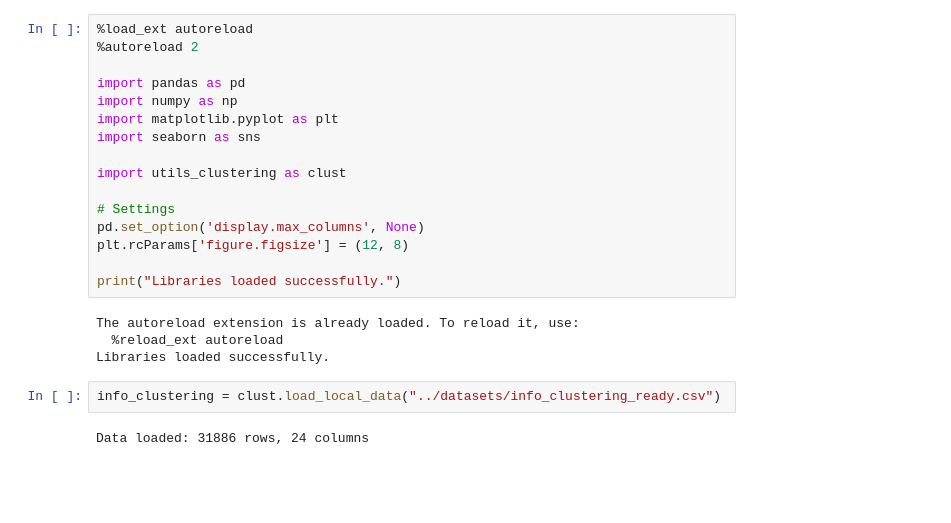
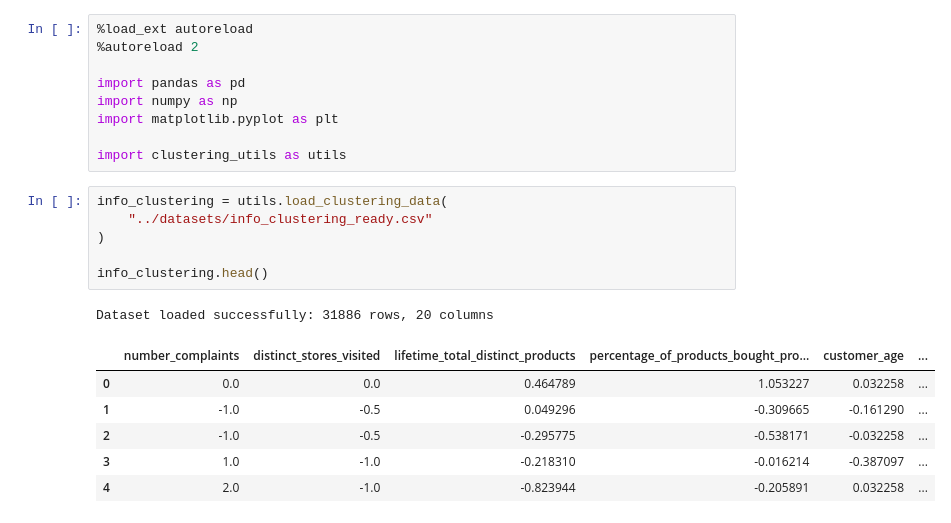
Before and after one commit to CarlotaMarto/CostumerSegP_MLII, a Jupyter notebook: clustering/Untitled.ipynb, the cells around one changed output. Cells and saved outputs as stored; diff of their text form; blank space fills up the shorter version.

```diff
--- a/clustering/Untitled.ipynb
+++ b/clustering/Untitled.ipynb
@@ -5,20 +5,19 @@
 import pandas as pd
 import numpy as np
 import matplotlib.pyplot as plt
-import seaborn as sns
 
-import utils_clustering as clust
-
-# Settings
-pd.set_option('display.max_columns', None)
-plt.rcParams['figure.figsize'] = (12, 8)
-
-print("Libraries loaded successfully.")
+import clustering_utils as utils
-# %% [output]
-The autoreload extension is already loaded. To reload it, use:
-  %reload_ext autoreload
-Libraries loaded successfully.
 # %%
-info_clustering = clust.load_local_data("../datasets/info_clustering_ready.csv")
+info_clustering = utils.load_clustering_data(
+    "../datasets/info_clustering_ready.csv"
+)
+
+info_clustering.head()
 # %% [output]
-Data loaded: 31886 rows, 24 columns
+Dataset loaded successfully: 31886 rows, 20 columns
+|  | number_complaints | distinct_stores_visited | lifetime_total_distinct_products | percentage_of_products_bought_pro... | customer_age | ... |
+| 0 | 0.0 | 0.0 | 0.464789 | 1.053227 | 0.032258 | ... |
+| 1 | -1.0 | -0.5 | 0.049296 | -0.309665 | -0.161290 | ... |
+| 2 | -1.0 | -0.5 | -0.295775 | -0.538171 | -0.032258 | ... |
+| 3 | 1.0 | -1.0 | -0.218310 | -0.016214 | -0.387097 | ... |
+| 4 | 2.0 | -1.0 | -0.823944 | -0.205891 | 0.032258 | ... |
```
Also changed, not shown: parts of 17 cells of this notebook, 7 other files.
